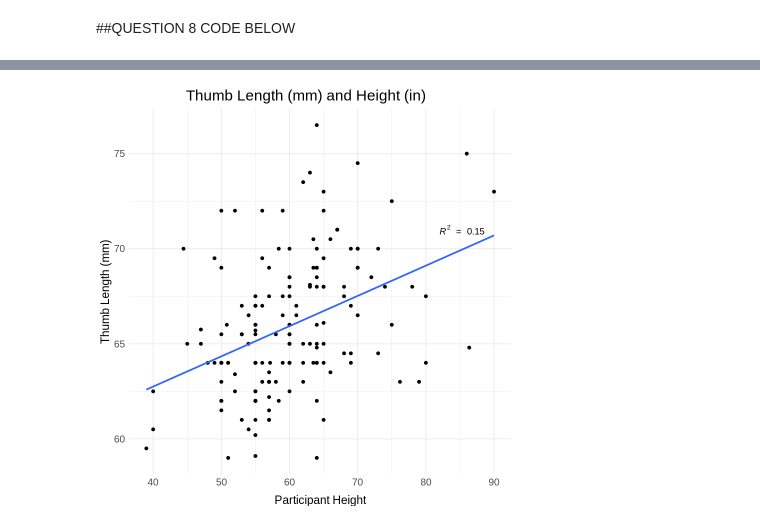
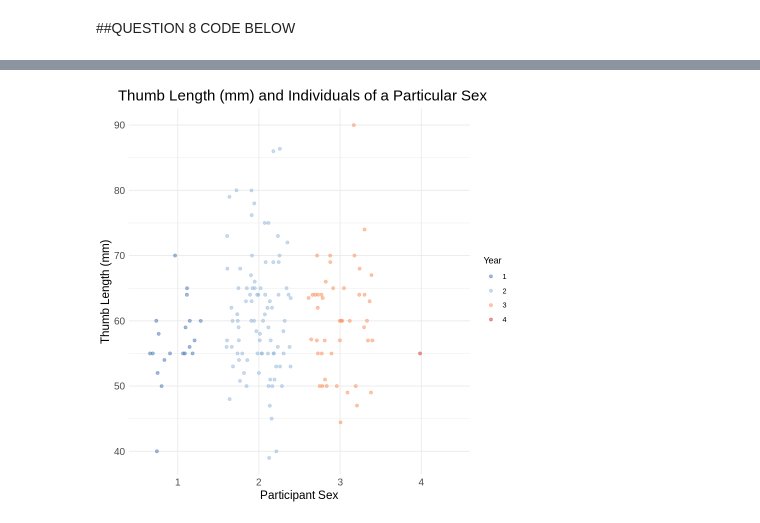
Before and after one commit to KyleSprague/DCS_210, a Jupyter notebook: Project_4.ipynb, the cells around one changed output, grey strips where cells are left out. Cells and saved outputs as stored; diff of their text form; code cells hidden in the pictures.

```diff
--- a/Project_4.ipynb
+++ b/Project_4.ipynb
@@ -207,26 +328,30 @@ For the explanatory variable I am selecting height. I hypothesize that height an
 # %%
-gf_point(Height ~ Thumb, data = Fingers) %>%
+#FOR OUR JITTER PLOT, WE HAVE
+
+gf_jitter(Thumb ~ Year, data = Fingers, color= ~Year, alpha = 0.5) %>%
+ gf_refine(scale_color_manual(values = c("#4575b4", "#91b5db", "#fc8d59", "#d73027"))) %>%
     gf_theme(theme_minimal()) %>%
-  gf_labs(title = "Thumb Length (mm) and Height (in)",
-    y= "Thumb Length (mm)", x = "Participant Height") %>%
+  gf_labs(title = "Thumb Length (mm) and Individuals of a Particular Sex",
+    y= "Thumb Length (mm)", x = "Participant Sex") %>%
   gf_theme(plot.title = element_text(size= 18, hjust = 0.4),
     axis.text = element_text(size = 12),
-  axis.title = element_text(size = 14),
-  axis.title.x = element_text(vjust = -1),
-  axis.title.y = element_text(vjust = 1)) %>%
-  gf_smooth(method = lm) +
-  stat_regline_equation(label.y = 71, label.x = 82, aes(label = ..rr.label..))
+  axis.title = element_text(size = 14))
 
 
+#HEIGHT V THUMB LENGTH
+
+#gf_jitter(Height ~ Thumb, data = Fingers) %>%
+ #   gf_theme(theme_minimal()) %>%
+ # gf_labs(title = "Thumb Length (mm) and Height (in)",
+#    y= "Thumb Length (mm)", x = "Participant Height") %>%
+#  gf_theme(plot.title = element_text(size= 18, hjust = 0.4),
+#    axis.text = element_text(size = 12),
+#  axis.title = element_text(size = 14),
+#  axis.title.x = element_text(vjust = -1),
+#  axis.title.y = element_text(vjust = 1)) %>%
+# gf_smooth(method = lm) +
+# stat_regline_equation(label.y = 71, label.x = 82, aes(label = ..rr.label..))
+
 #formatting for regression line eq: https://www.roelpeters.be/how-to-add-a-regression-equation-and-r-squared-in-ggplot2/
-
-#Fingers %>%
- # ggplot(aes(x = Height, y = Thumb)) +
- # geom_point(alpha = 0.5) +
- #   labs(
- # title = "Thumb Length (mm) Versus Height for the Fingers Dataset",
- # ) +
- #   labs(y= "Thumb Length (mm)", x = "Height (in)") +
- #   theme_minimal()
 # %% [output]
-[figure, old version]
+[figure, new version]
```
Also changed, not shown: parts of 19 cells of this notebook.
